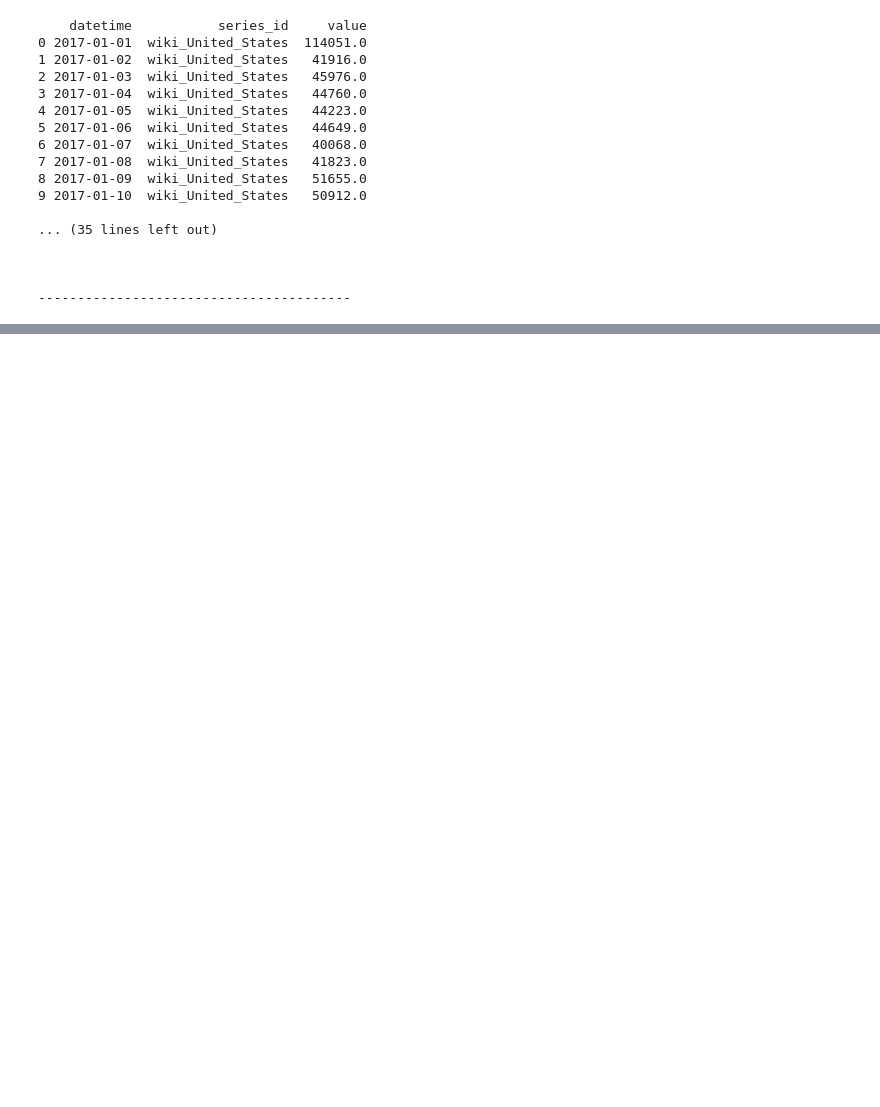
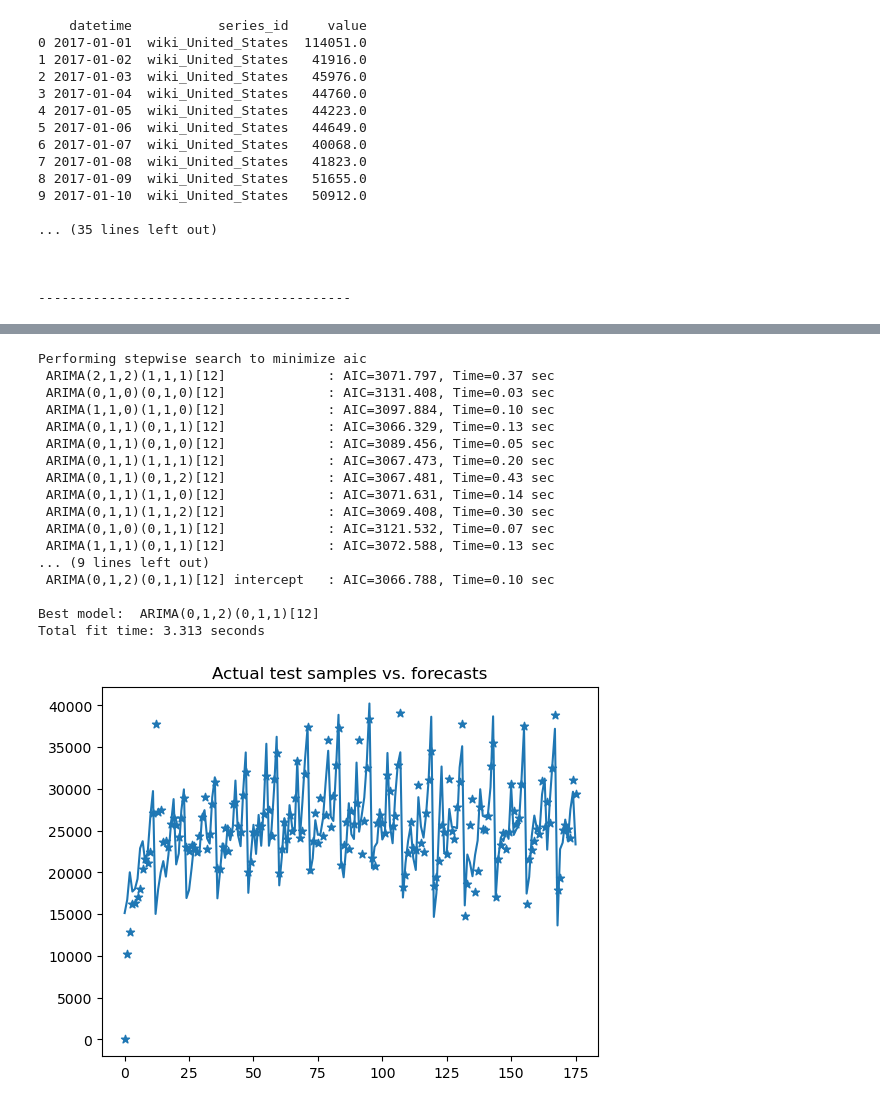
Before and after one commit to EdmundZhang/Risk_Control, a Jupyter notebook: TSAnomalyDetectionFramework.ipynb, the cells around one changed output, grey strips where cells are left out. Cells and saved outputs as stored; diff of their text form; code cells hidden in the pictures; blank space fills up the shorter version.

```diff
--- a/TSAnomalyDetectionFramework.ipynb
+++ b/TSAnomalyDetectionFramework.ipynb
@@ -399,0 +348,44 @@ time
+# %%
+import pmdarima as pm
+from pmdarima import arima
+from pmdarima import model_selection
+from pmdarima import datasets
+from pmdarima import utils
+import numpy as np
+from matplotlib import pyplot as plt
+# #############################################################################
+# Load the data and split it into separate pieces
+data = pm.datasets.load_wineind()
+# Fit a simple auto_arima model
+arima = pm.auto_arima(data, error_action='ignore', trace=True,
+                      suppress_warnings=True, maxiter=5,
+                      seasonal=True, m=12,n_jobs=-1)
+
+# #############################################################################
+# Plot actual test vs. forecasts:
+x = np.arange(data.shape[0])
+y = arima.predict_in_sample(n_periods=data.shape[0])
+
+plt.plot(x,data)
+plt.scatter(x, y, marker='*')
+plt.title('Actual test samples vs. forecasts')
+plt.show()
+# %% [output]
+Performing stepwise search to minimize aic
+ ARIMA(2,1,2)(1,1,1)[12]             : AIC=3071.797, Time=0.37 sec
+ ARIMA(0,1,0)(0,1,0)[12]             : AIC=3131.408, Time=0.03 sec
+ ARIMA(1,1,0)(1,1,0)[12]             : AIC=3097.884, Time=0.10 sec
+ ARIMA(0,1,1)(0,1,1)[12]             : AIC=3066.329, Time=0.13 sec
+ ARIMA(0,1,1)(0,1,0)[12]             : AIC=3089.456, Time=0.05 sec
+ ARIMA(0,1,1)(1,1,1)[12]             : AIC=3067.473, Time=0.20 sec
+ ARIMA(0,1,1)(0,1,2)[12]             : AIC=3067.481, Time=0.43 sec
+ ARIMA(0,1,1)(1,1,0)[12]             : AIC=3071.631, Time=0.14 sec
+ ARIMA(0,1,1)(1,1,2)[12]             : AIC=3069.408, Time=0.30 sec
+ ARIMA(0,1,0)(0,1,1)[12]             : AIC=3121.532, Time=0.07 sec
+ ARIMA(1,1,1)(0,1,1)[12]             : AIC=3072.588, Time=0.13 sec
+... (9 lines left out)
+ ARIMA(0,1,2)(0,1,1)[12] intercept   : AIC=3066.788, Time=0.10 sec
+
+Best model:  ARIMA(0,1,2)(0,1,1)[12]
+Total fit time: 3.313 seconds
+[figure, added]
```
Also changed, not shown: parts of 9 cells of this notebook.
